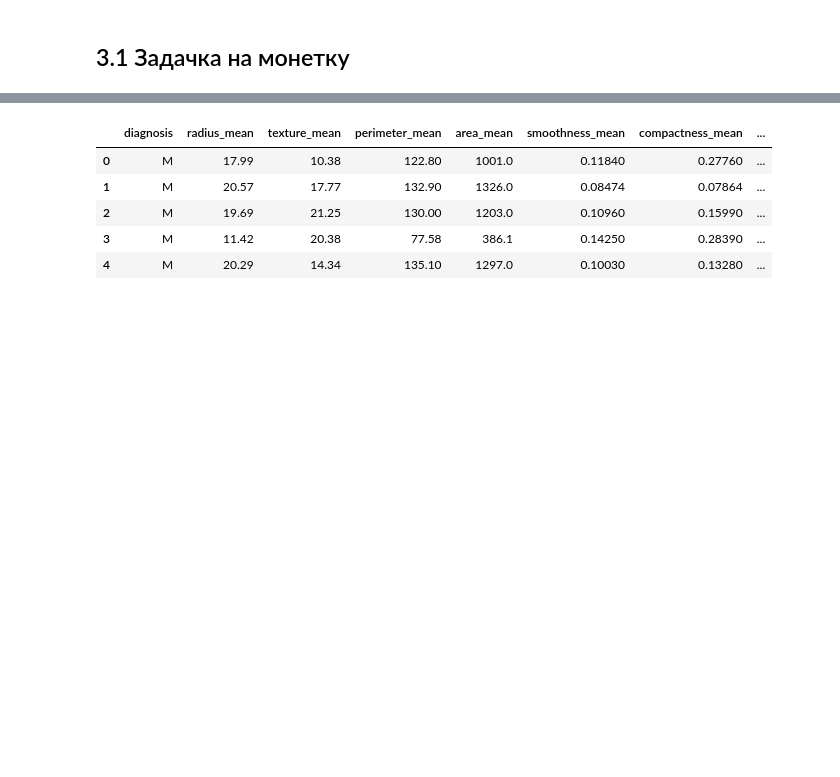
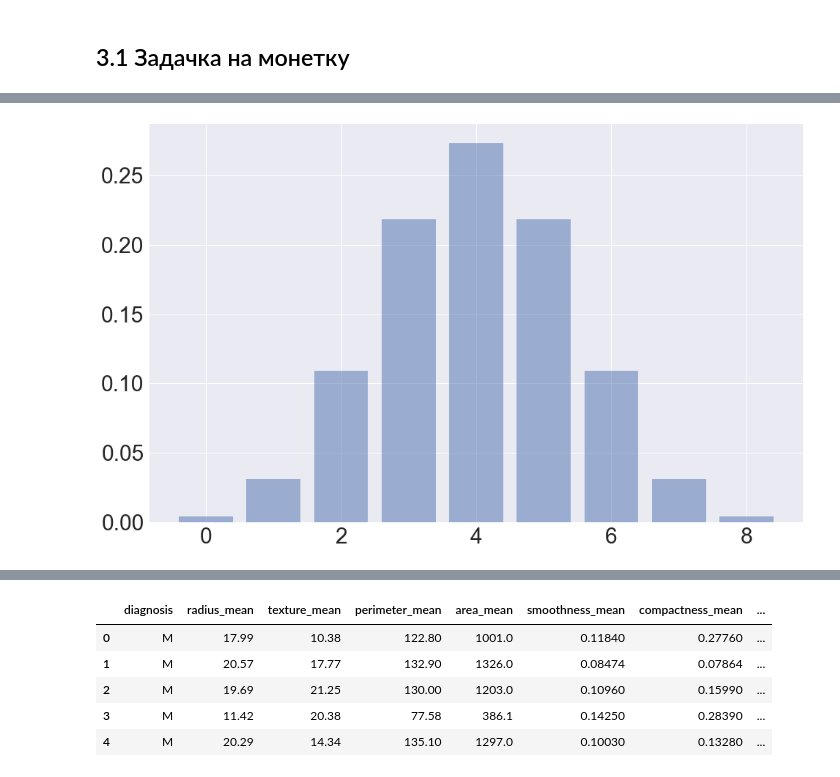
Before and after one commit to SchattenGenie/statsbio, a Jupyter notebook: seminars/05_intervals_and_tests/intervals_and_tests.ipynb, the cells around one changed output, grey strips where cells are left out. Cells and saved outputs as stored; diff of their text form; code cells hidden in the pictures; blank space fills up the shorter version.

```diff
--- a/seminars/intervals_and_tests.ipynb
+++ b/seminars/05_intervals_and_tests/intervals_and_tests.ipynb
@@ -332,0 +445,14 @@ https://www.wolframalpha.com/input/?i=C(8,0)+0.5+*+(1+-+0.5)%5E7
+# %%
+sns.set(font_scale=3)
+# %%
+import scipy, scipy.stats
+from scipy.stats import binom
+import scipy, scipy.stats
+x = np.arange(0, 9)
+pmf = binom.pmf(x, 8, 0.5)
+
+plt.figure(figsize=(16, 10))
+plt.bar(x, pmf, alpha=0.5)
+plt.show()
+# %% [output]
+[figure, added]
```
Also changed, not shown: parts of 87 cells of this notebook, 5 other files.
